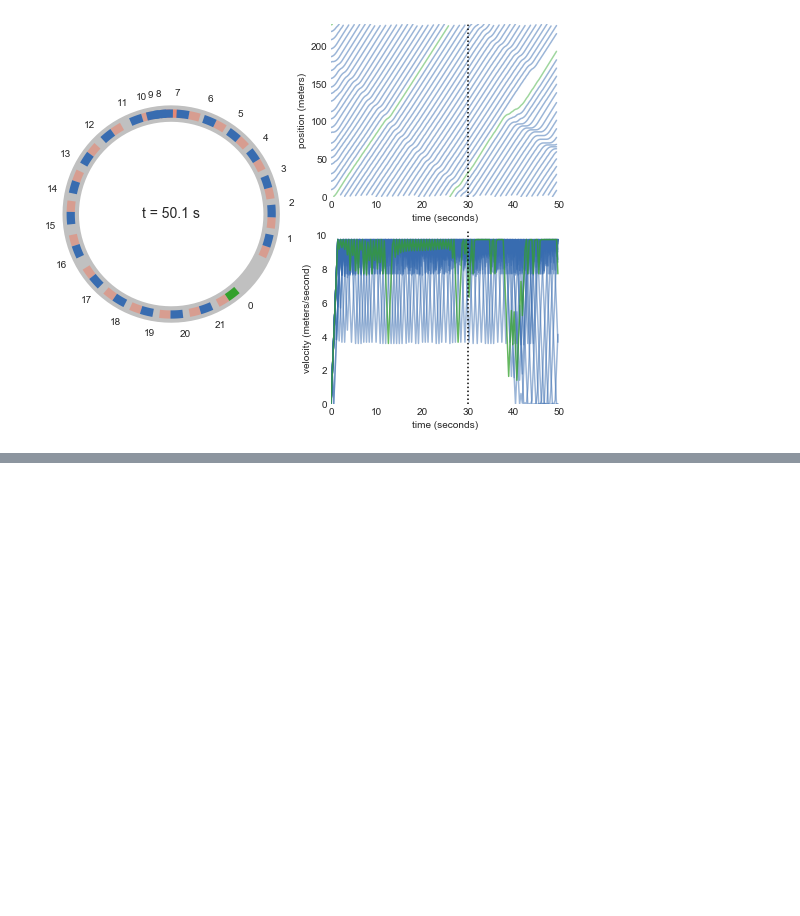
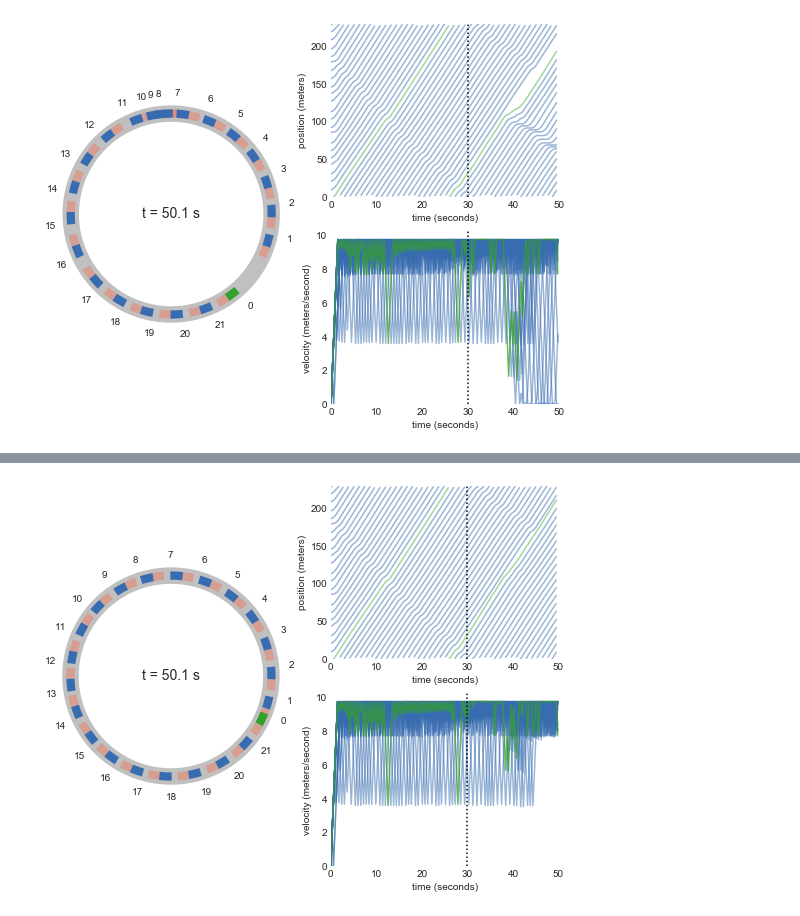
Before and after one commit to chickert/autonomous_vehicles, a Jupyter notebook: Extension-Three.ipynb, the cells around one changed output, grey strips where cells are left out. Saved outputs shown, nothing was run; the diff lists cells and outputs as text; code cells hidden in the pictures; blank space fills up the shorter version.

```diff
--- a/Extension-Three.ipynb
+++ b/Extension-Three.ipynb
@@ -62,0 +84,26 @@ fig, axs = env.plot_dashboard(
+# %%
+# Build noisiest env to investigate behavior
+env = RingRoad(
+    num_vehicles = 22,  # The vechicles at index 0 is an A.V.
+    ring_length = 230.0,  # The road is a cicle.
+    starting_noise = 4.0,  # Uniformly add noise to starting positions.
+    temporal_res = 0.3,  # Set the size of simulation steps (seconds).
+    av_activate = 30,  # Set when the PID controller is activated.
+    seed = 286,  # Set a random seed.
+    uncertain_avs=True,
+    sigma_pct=3.5
+)
+
+# Run simulation for set number of time steps:
+total_time = 50  # In seconds.
+total_steps = int(np.ceil(total_time / env.dt))
+env.run(steps=total_steps)
+# %%
+# Show step of simulation:
+step = env.step
+fig, axs = env.plot_dashboard(
+    step=step, total_steps=total_steps,
+    draw_cars_to_scale=True, draw_safety_buffer=True, label_step=True, label_cars=True,
+)
+# %% [output]
+[figure, added]
```
Also changed, not shown: parts of 7 cells of this notebook.
